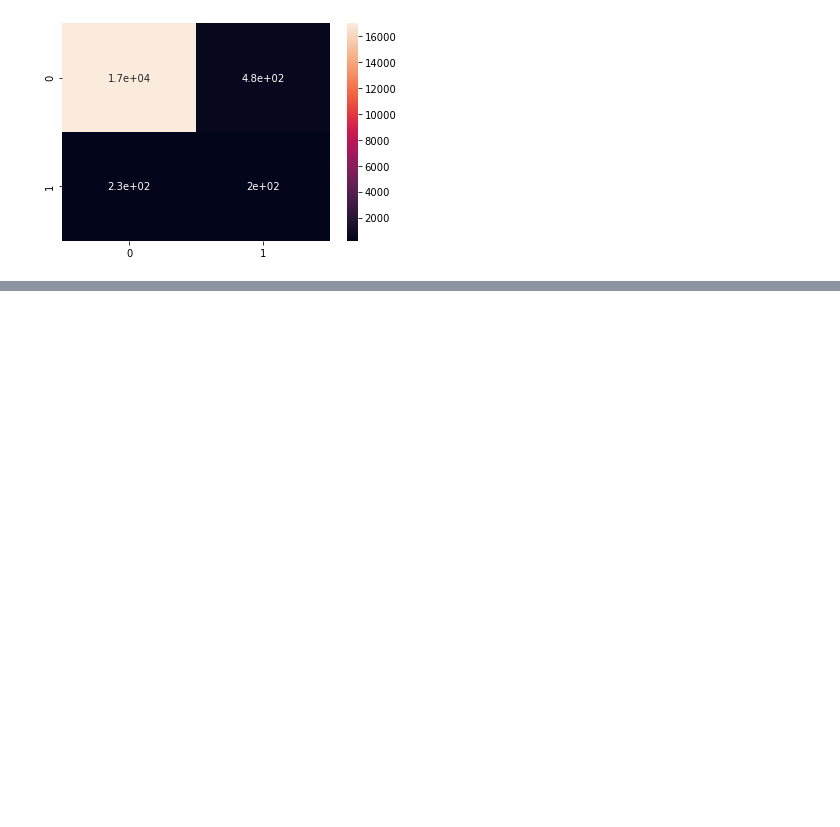
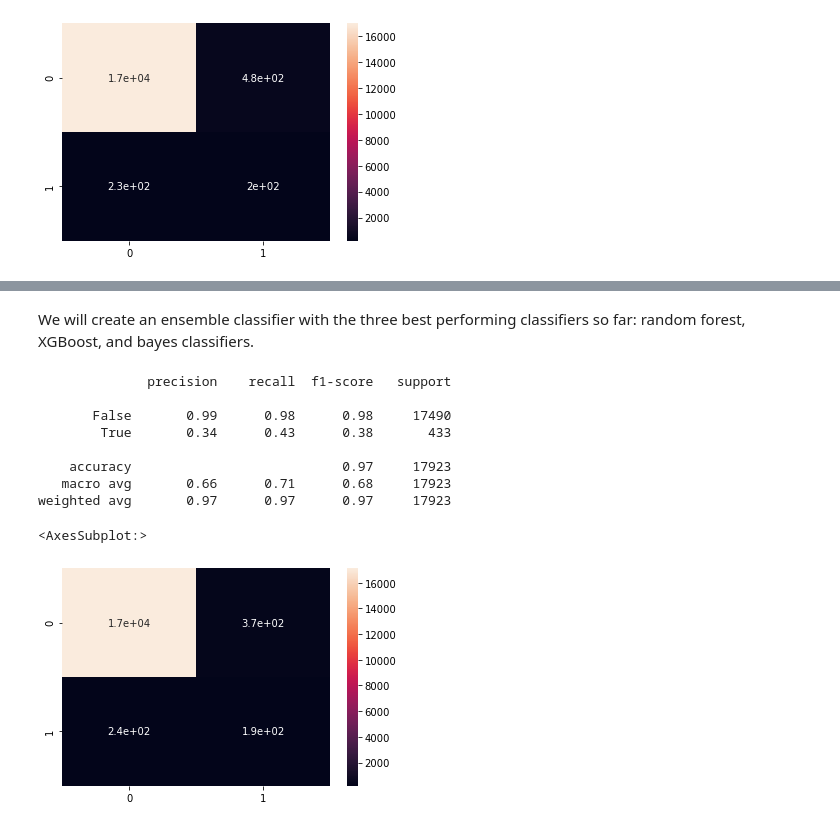
Before and after one commit to wj6801/Credit-Card-Fraud, a Jupyter notebook: credit_card_fraud.ipynb, the cells around one changed output, grey strips where cells are left out. Drawn from its saved outputs; the diff is of its cells as text; code cells hidden in the pictures; blank space fills up the shorter version.

```diff
--- a/credit_card_fraud.ipynb
+++ b/credit_card_fraud.ipynb
@@ -386,0 +379,22 @@ weighted avg       0.95      0.98      0.96     17923
+# %% [markdown]
+We will create an ensemble classifier with the three best performing classifiers so far: random forest, XGBoost, and bayes classifiers.
+# %%
+from sklearn.ensemble import VotingClassifier
+
+eclf = VotingClassifier(estimators=[('rf', RF_clf), ('gnb', GNB_clf), ('xgb', XGB_clf)], voting='hard')
+eclf.fit(X_train, y_train)
+y_pred = eclf.predict(X_test)
+print(classification_report(y_test, y_pred))
+cm = confusion_matrix(y_test, y_pred)
+sns.heatmap(cm, annot=True)
+# %% [output]
+              precision    recall  f1-score   support
+
+       False       0.99      0.98      0.98     17490
+        True       0.34      0.43      0.38       433
+
+    accuracy                           0.97     17923
+   macro avg       0.66      0.71      0.68     17923
+weighted avg       0.97      0.97      0.97     17923
+<AxesSubplot:>
+[figure]
```
Also changed, not shown: parts of 18 cells of this notebook, 3 other files.
